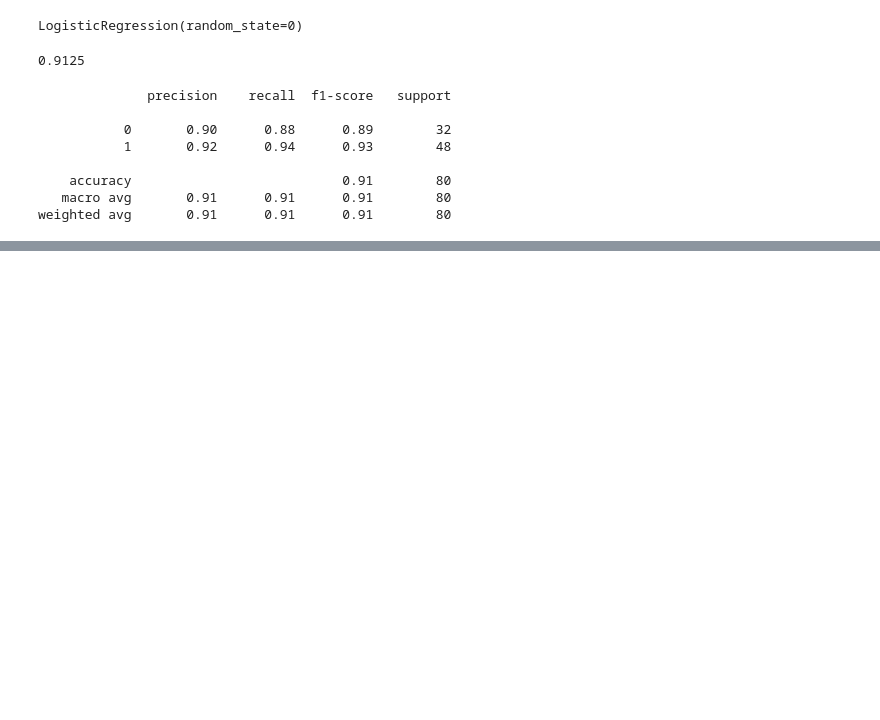
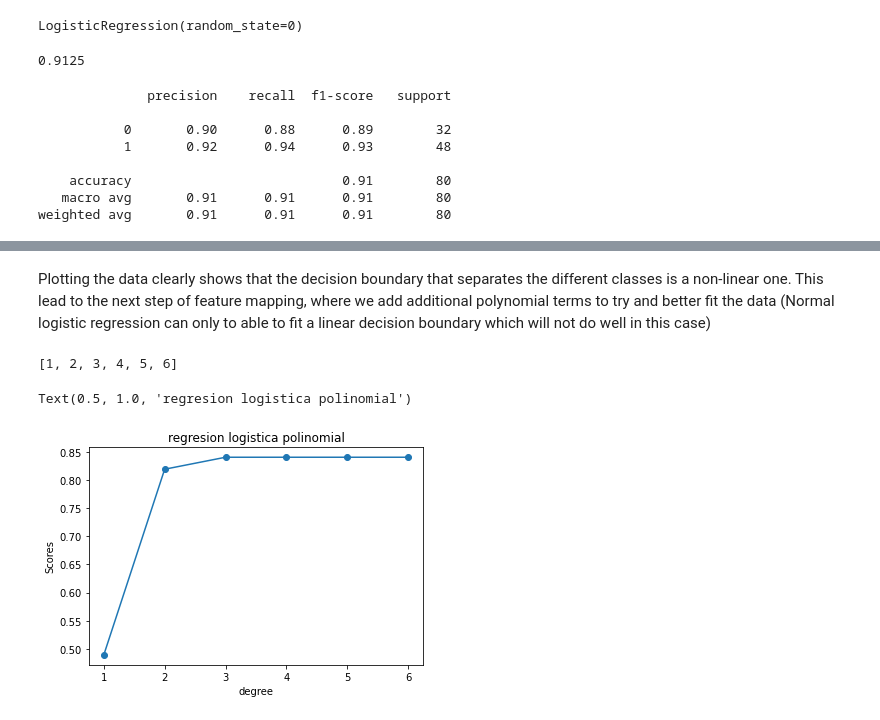
Before and after one commit to gonzalo71/TestGit, a Jupyter notebook: ejercicios_andrewng.ipynb, the cells around one changed output, grey strips where cells are left out. Drawn from its saved outputs; the diff is of its cells as text; code cells hidden in the pictures; blank space fills up the shorter version.

```diff
--- a/ejercicios_andrewng.ipynb
+++ b/ejercicios_andrewng.ipynb
@@ -333,0 +378,2 @@ weighted avg       0.91      0.91      0.91        80
+# %%
+X_train,X_test,y_train,y_test = train_test_split(X,Y,test_size=0.2,random_state=0)
@@ -333,0 +404,37 @@ weighted avg       0.91      0.91      0.91        80
+# %% [markdown]
+Plotting the data clearly shows that the decision boundary that separates the different classes is a non-linear one. This lead to the next step of feature mapping, where we add additional polynomial terms to try and better fit the data (Normal logistic regression can only to able to fit a linear decision boundary which will not do well in this case)
+# %%
+list(range(1,7))
+# %% [output]
+[1, 2, 3, 4, 5, 6]
+# %%
+from sklearn.preprocessing import PolynomialFeatures
+def polinomical(X,Y):
+    scores=[]
+
+    for i in range(1,7):
+        pf = PolynomialFeatures(degree=i)
+        X_poly = pf.fit_transform(X)
+        X_train,X_test,y_train,y_test = train_test_split(X_poly,Y,test_size=0.2,random_state=0)
+
+        #scaler
+        scaler = sklearn.preprocessing.StandardScaler()
+        X_train_scaled = scaler.fit_transform(X_train)
+
+        #model
+        model = LogisticRegression(random_state=0,C=0.8)
+        model.fit(X_train_scaled,y_train)
+        scores.append(model.score(X_train_scaled,y_train))
+    #print
+    df_results = pd.DataFrame(data={"degree":list(range(1,7)),"scores":scores})
+    return df_results
+# %%
+df = polinomical(X,Y)
+# %%
+plt.plot("degree","scores",data=df,linestyle="-",marker='o')
+plt.xlabel("degree")
+plt.ylabel("Scores")
+plt.title("regresion logistica polinomial")
+# %% [output]
+Text(0.5, 1.0, 'regresion logistica polinomial')
+[figure, added]
```
Also changed, not shown: parts of 18 cells of this notebook, 1 other file.
